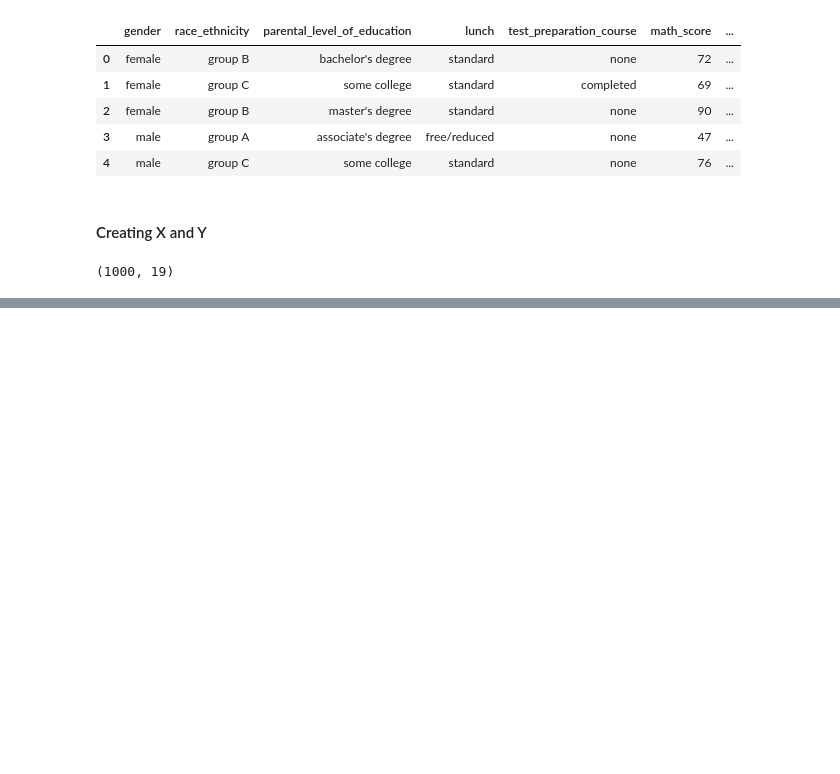
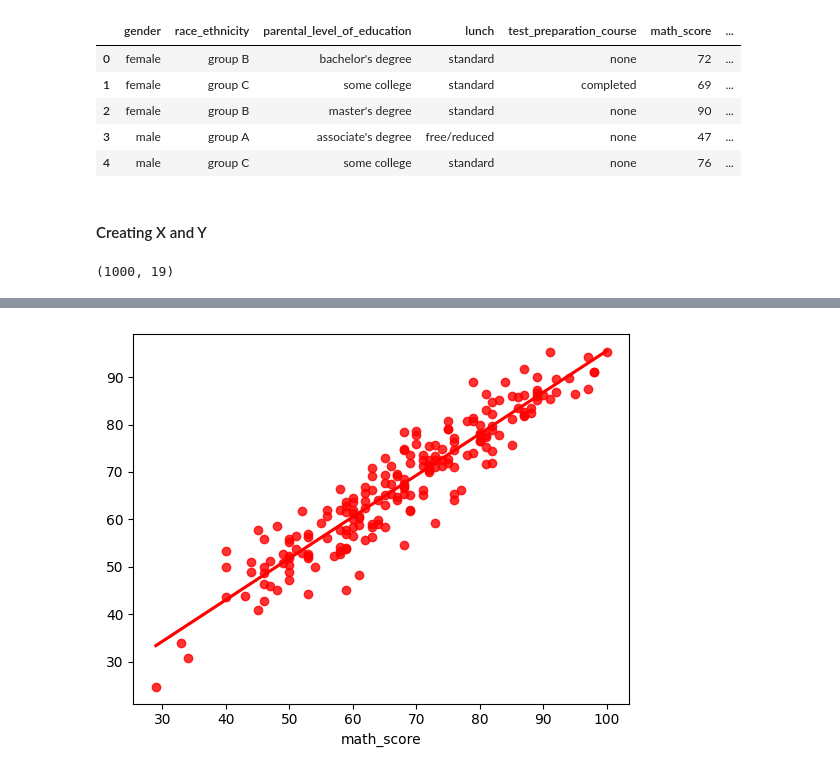
Before and after one commit to Prerit108/Project1, a Jupyter notebook: dataset/MODEL_train.ipynb, the cells around one changed output, grey strips where cells are left out. Saved outputs shown, nothing was run; the diff lists cells and outputs as text; code cells hidden in the pictures; blank space fills up the shorter version.

```diff
--- a/dataset/MODEL_train.ipynb
+++ b/dataset/MODEL_train.ipynb
@@ -97,0 +161,4 @@ for model in models:
+# %%
+sns.regplot(x=y_test,y=y_pred,ci=None,color ='red');
+# %% [output]
+[figure, added]
```
Also changed, not shown: parts of 7 cells of this notebook, 4 other files.
